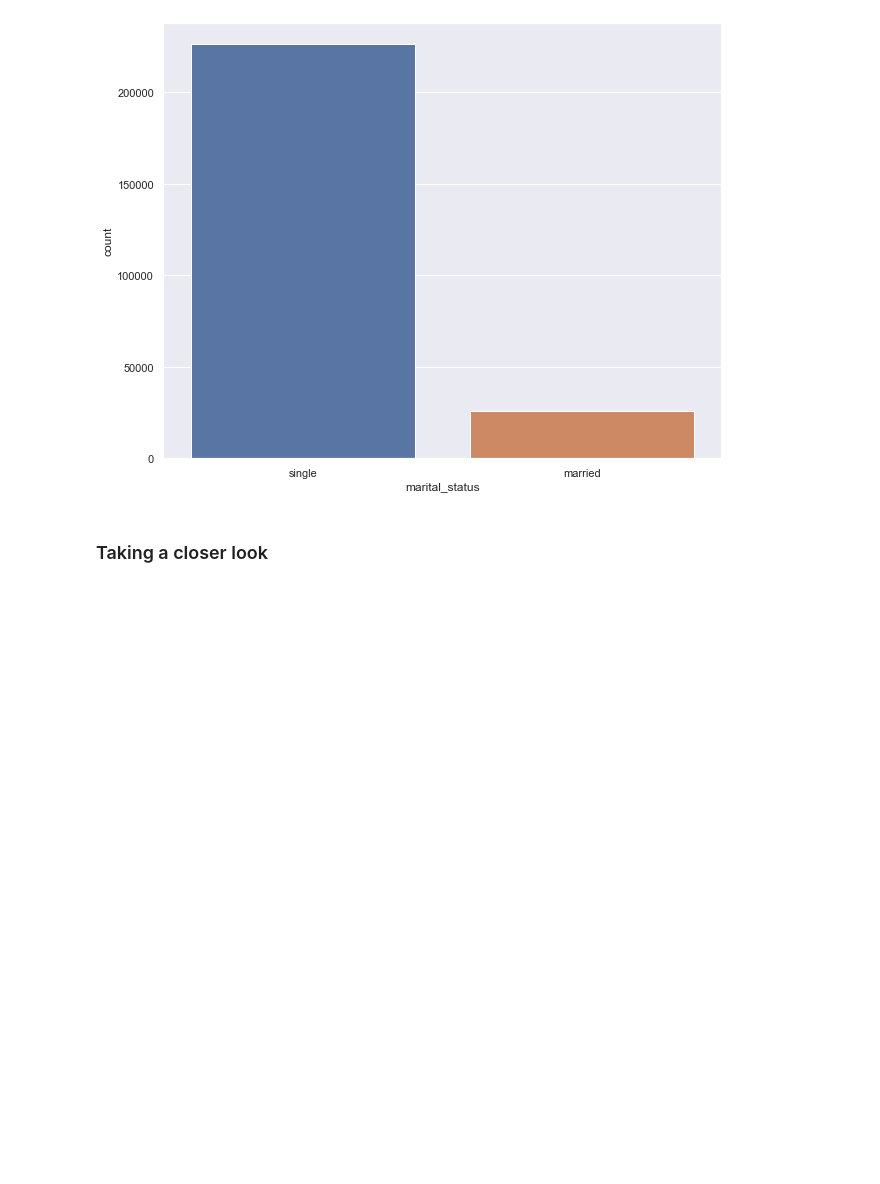
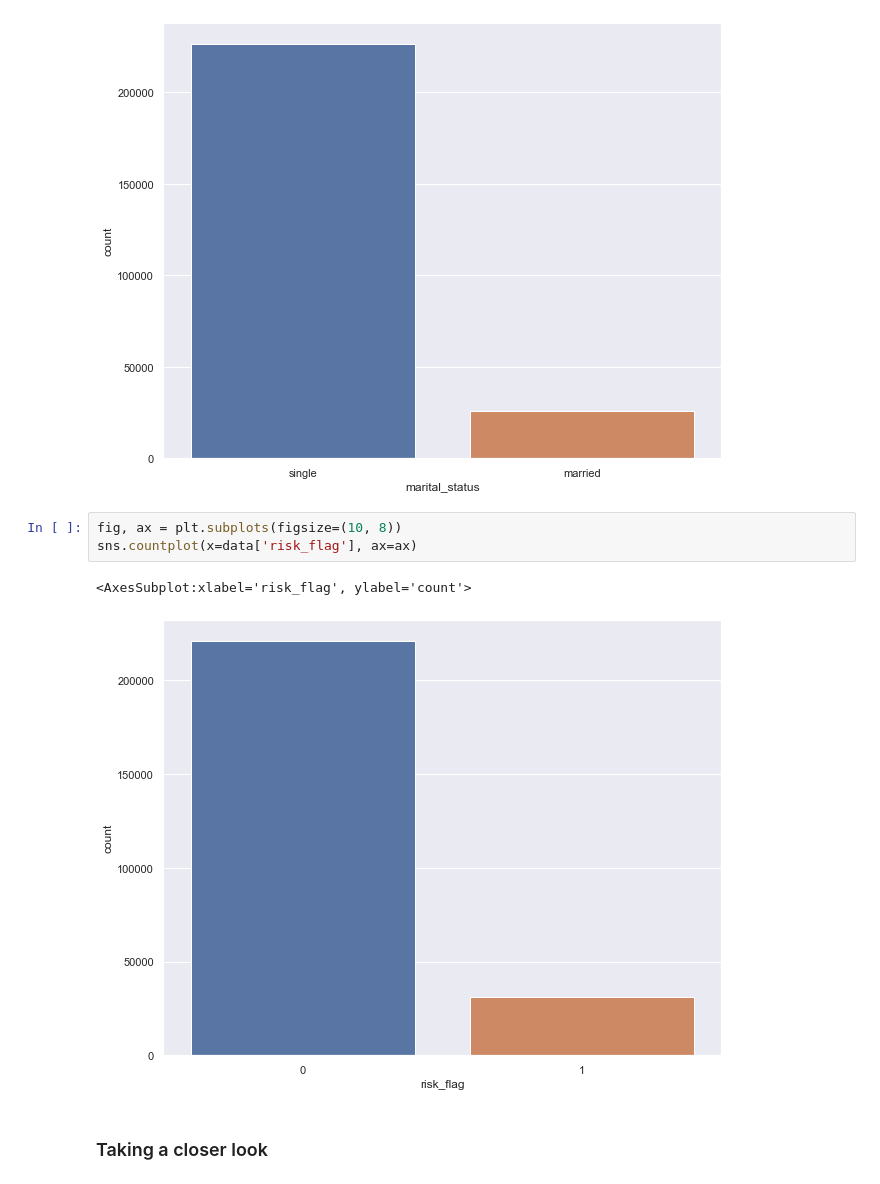
Before and after one commit to jonjonnyjonjon/dm-g3t3, a Jupyter notebook: eda.ipynb, the cells around one changed output. Saved outputs shown, nothing was run; the diff lists cells and outputs as text; blank space fills up the shorter version.

```diff
--- a/eda.ipynb
+++ b/eda.ipynb
@@ -252,6 +251,12 @@ sns.countplot(x=data['marital_status'], ax=ax)
 # %% [output]
 <AxesSubplot:xlabel='marital_status', ylabel='count'>
 [figure]
+# %%
+fig, ax = plt.subplots(figsize=(10, 8))
+sns.countplot(x=data['risk_flag'], ax=ax)
+# %% [output]
+<AxesSubplot:xlabel='risk_flag', ylabel='count'>
+[figure, added]
 # %% [markdown]
 ### Taking a closer look
 # %%
```
Also changed, not shown: parts of 16 cells of this notebook, 1 other file.
